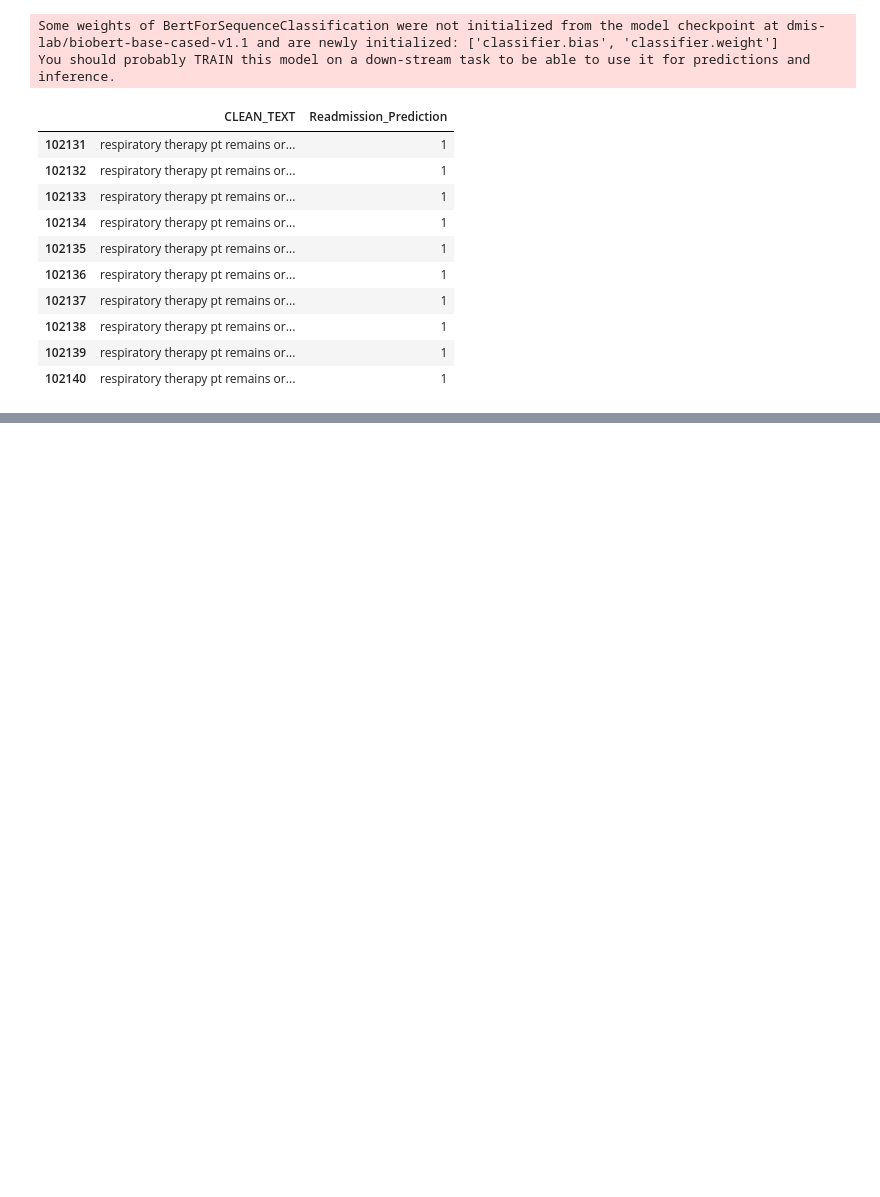
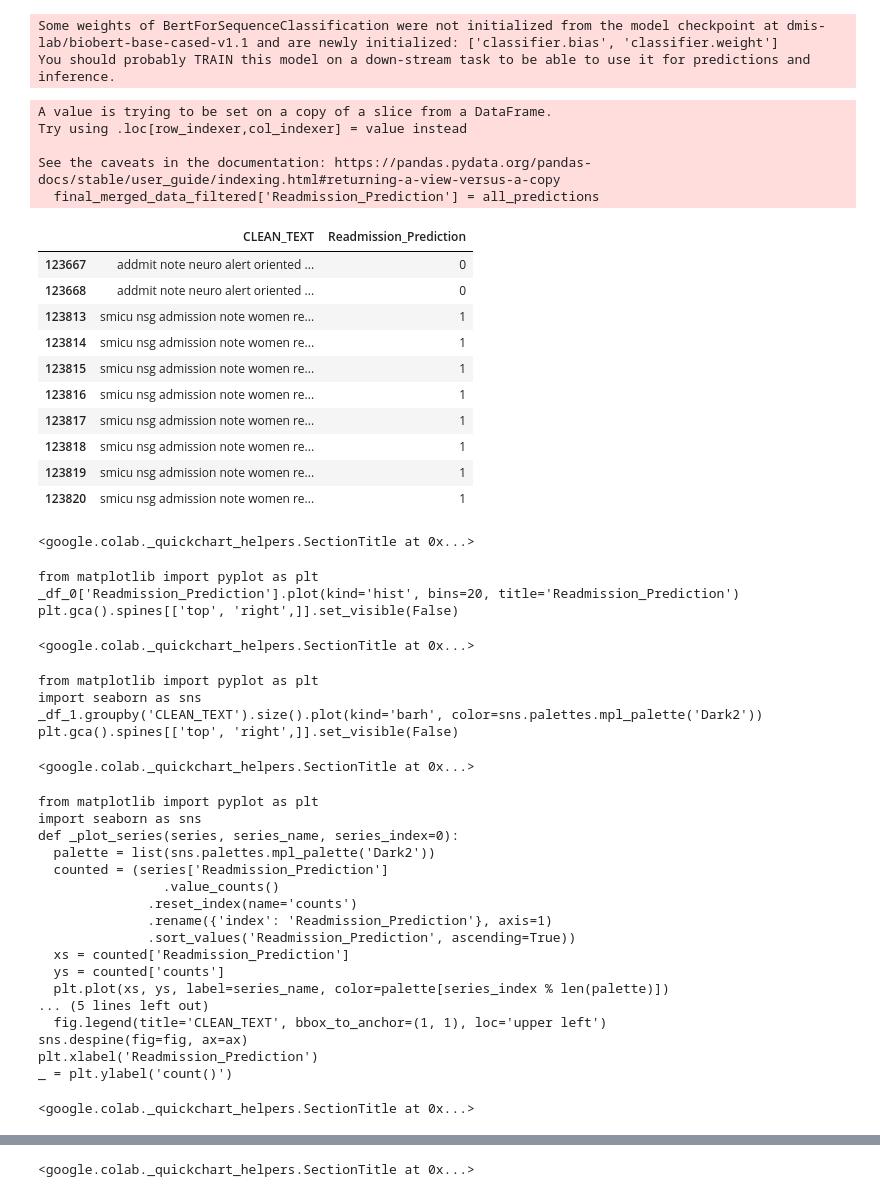
Before and after one commit to jyothimalla/PatientReadmission, a Jupyter notebook: modeling.ipynb, the cells around one changed output, grey strips where cells are left out. Cells and saved outputs as stored; diff of their text form; code cells hidden in the pictures; blank space fills up the shorter version.

```diff
--- a/modeling.ipynb
+++ b/modeling.ipynb
@@ -592,12 +795,12 @@ from transformers import Trainer, TrainingArguments
 
 # Define training arguments
 training_args_biobert = TrainingArguments(
-    output_dir='./results_biobert',
+    output_dir='drive/MyDrive/Predictive_Modeling_Patient_Readmission/results_biobert',
     num_train_epochs=3,
     per_device_train_batch_size=8,
     per_device_eval_batch_size=16,
     evaluation_strategy="epoch",
-    logging_dir='./logs_biobert',
+    logging_dir='drive/MyDrive/Predictive_Modeling_Patient_Readmission/logs_biobert',
     save_strategy="epoch"  # Ensures models are saved every epoch
 )
 
@@ -716,11 +932,3 @@ eval_results_biobert_finetuned
 # %%
 import os
 os.environ['CUDA_LAUNCH_BLOCKING'] = "1"
-# %%
-from transformers import BertForSequenceClassification, BertTokenizer
-
-# Load the fine-tuned model
-model_biobert = BertForSequenceClassification.from_pretrained("model_biobert")
-
-# Load the tokenizer
-tokenizer_biobert = BertTokenizer.from_pretrained("model_biobert")
@@ -753,7 +953,6 @@ model_biobert.eval()
 # Define a smaller batch size
 smaller_batch_size = 16  # Adjust this number based on your GPU capacity
 
-clinical_data = pd.read_pickle('drive/MyDrive/Predictive_Modeling_Patient_Readmission/clinical_data_top_5_icd9.pkl')
 # Tokenize the text data
 inputs = tokenizer_biobert(clinical_data['CLEAN_TEXT'].tolist(),
                             return_tensors="pt",
@@ -809,13 +1007,14 @@ model_biobert.eval()
 # Define a smaller batch size
 smaller_batch_size = 16  # Adjust this number based on your GPU capacity
 
-clinical_data = pd.read_pickle('drive/MyDrive/Predictive_Modeling_Patient_Readmission/clinical_data_top_5_icd9.pkl')
 # Tokenize the text data
 
 # Perform tokenization in batches to reduce memory usage
 all_predictions = []
-for i in range(0, len(clinical_data), smaller_batch_size):
+for i in range(0, len(final_merged_data), smaller_batch_size):
     batch = clinical_data['CLEAN_TEXT'][i : i + smaller_batch_size].tolist()
+    if not batch:
+        continue # Skip empty batches
     inputs = tokenizer_biobert(batch,
                                 return_tensors="pt",
                                 truncation=True,
@@ -875,42 +1074,75 @@ You should probably TRAIN this model on a down-stream task to be able to use it
 # %%
 # Tokenize the text data in smaller batches to reduce memory usage
 batch_size = 16  # Experiment with different batch sizes
 
 all_predictions = []
-for i in range(0, len(clinical_data), batch_size):
-    batch = clinical_data['CLEAN_TEXT'][i : i + batch_size].tolist()
+for i in range(0, len(final_merged_data_filtered), batch_size):
+    batch = final_merged_data_filtered['CLEAN_TEXT'][i : i + batch_size].tolist()
     inputs = tokenizer_biobert(batch,
                            return_tensors="pt",
                            truncation=True,
                            padding=True,
                            max_length=128)
 
     # Ensure model and inputs are on the same device
     device = torch.device("cuda" if torch.cuda.is_available() else "cpu")
     model_biobert.to(device)
     inputs = {k: v.to(device) for k, v in inputs.items()}
 
     # Model inference
     with torch.no_grad():
         outputs = model_biobert(**inputs)
         predictions = torch.argmax(outputs.logits, dim=-1)
 
     all_predictions.extend(predictions.tolist())
 
 # Add predictions to the DataFrame
-clinical_data['Readmission_Prediction'] = all_predictions
+final_merged_data_filtered['Readmission_Prediction'] = all_predictions
 
 # Check the predictions
-clinical_data[['CLEAN_TEXT', 'Readmission_Prediction']].tail(10)
+final_merged_data_filtered[['CLEAN_TEXT', 'Readmission_Prediction']].tail(10)
 # %% [output]
+A value is trying to be set on a copy of a slice from a DataFrame.
+Try using .loc[row_indexer,col_indexer] = value instead
+
+See the caveats in the documentation: https://pandas.pydata.org/pandas-docs/stable/user_guide/indexing.html#returning-a-view-versus-a-copy
+  final_merged_data_filtered['Readmission_Prediction'] = all_predictions
 |  | CLEAN_TEXT | Readmission_Prediction |
-| 102131 | respiratory therapy pt remains or... | 1 |
-| 102132 | respiratory therapy pt remains or... | 1 |
-| 102133 | respiratory therapy pt remains or... | 1 |
-| 102134 | respiratory therapy pt remains or... | 1 |
-| 102135 | respiratory therapy pt remains or... | 1 |
-| 102136 | respiratory therapy pt remains or... | 1 |
-| 102137 | respiratory therapy pt remains or... | 1 |
-| 102138 | respiratory therapy pt remains or... | 1 |
-| 102139 | respiratory therapy pt remains or... | 1 |
-| 102140 | respiratory therapy pt remains or... | 1 |
+| 123667 | addmit note neuro alert oriented ... | 0 |
+| 123668 | addmit note neuro alert oriented ... | 0 |
+| 123813 | smicu nsg admission note women re... | 1 |
+| 123814 | smicu nsg admission note women re... | 1 |
+| 123815 | smicu nsg admission note women re... | 1 |
+| 123816 | smicu nsg admission note women re... | 1 |
+| 123817 | smicu nsg admission note women re... | 1 |
+| 123818 | smicu nsg admission note women re... | 1 |
+| 123819 | smicu nsg admission note women re... | 1 |
+| 123820 | smicu nsg admission note women re... | 1 |
+<google.colab._quickchart_helpers.SectionTitle at 0x...>
+from matplotlib import pyplot as plt
+_df_0['Readmission_Prediction'].plot(kind='hist', bins=20, title='Readmission_Prediction')
+plt.gca().spines[['top', 'right',]].set_visible(False)
+<google.colab._quickchart_helpers.SectionTitle at 0x...>
+from matplotlib import pyplot as plt
+import seaborn as sns
+_df_1.groupby('CLEAN_TEXT').size().plot(kind='barh', color=sns.palettes.mpl_palette('Dark2'))
+plt.gca().spines[['top', 'right',]].set_visible(False)
+<google.colab._quickchart_helpers.SectionTitle at 0x...>
+from matplotlib import pyplot as plt
+import seaborn as sns
+def _plot_series(series, series_name, series_index=0):
+  palette = list(sns.palettes.mpl_palette('Dark2'))
+  counted = (series['Readmission_Prediction']
+                .value_counts()
+              .reset_index(name='counts')
+              .rename({'index': 'Readmission_Prediction'}, axis=1)
+              .sort_values('Readmission_Prediction', ascending=True))
+  xs = counted['Readmission_Prediction']
+  ys = counted['counts']
+  plt.plot(xs, ys, label=series_name, color=palette[series_index % len(palette)])
+... (5 lines left out)
+  fig.legend(title='CLEAN_TEXT', bbox_to_anchor=(1, 1), loc='upper left')
+sns.despine(fig=fig, ax=ax)
+plt.xlabel('Readmission_Prediction')
+_ = plt.ylabel('count()')
+<google.colab._quickchart_helpers.SectionTitle at 0x...>
@@ -916,0 +1152 @@ clinical_data[['CLEAN_TEXT', 'Readmission_Prediction']].tail(10)
+<google.colab._quickchart_helpers.SectionTitle at 0x...>
```
Also changed, not shown: parts of 103 cells of this notebook.
